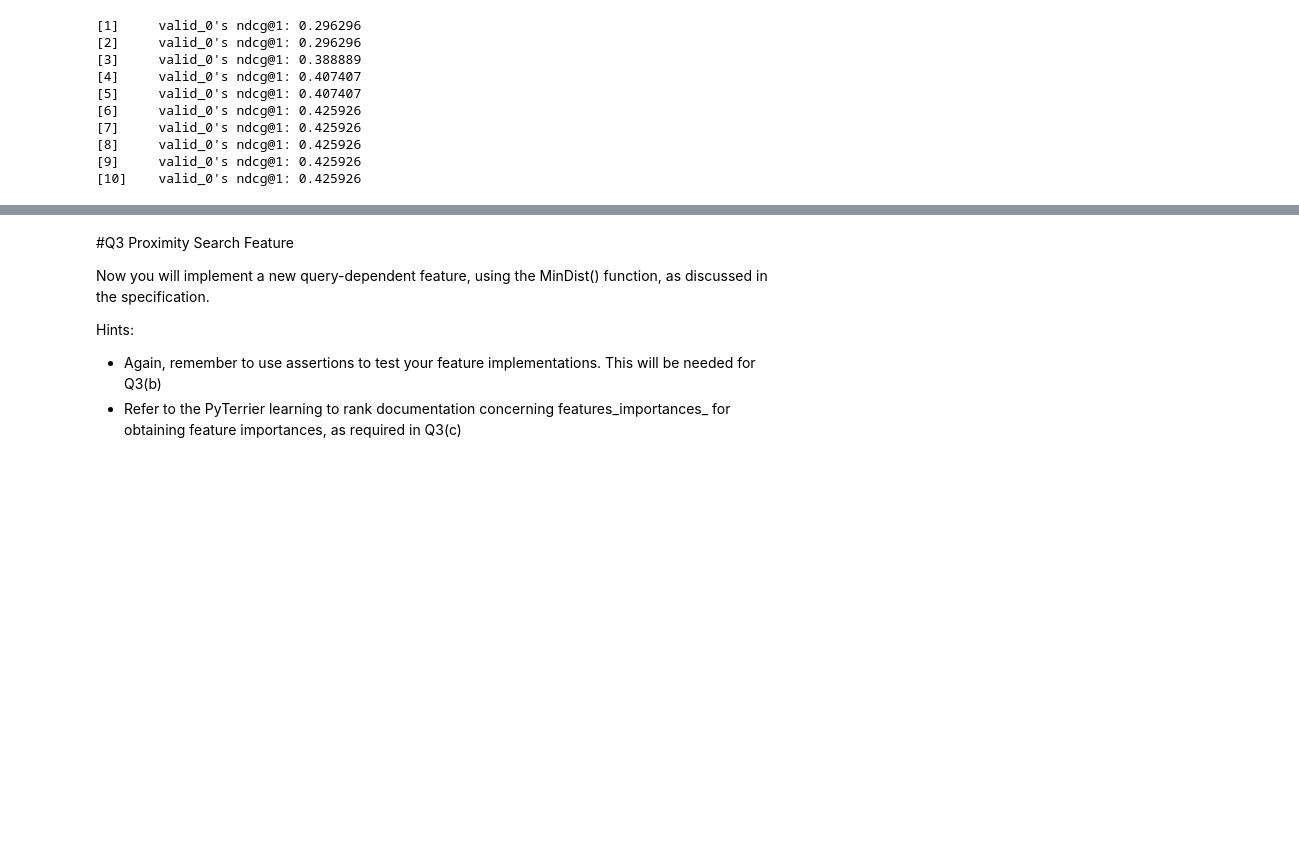
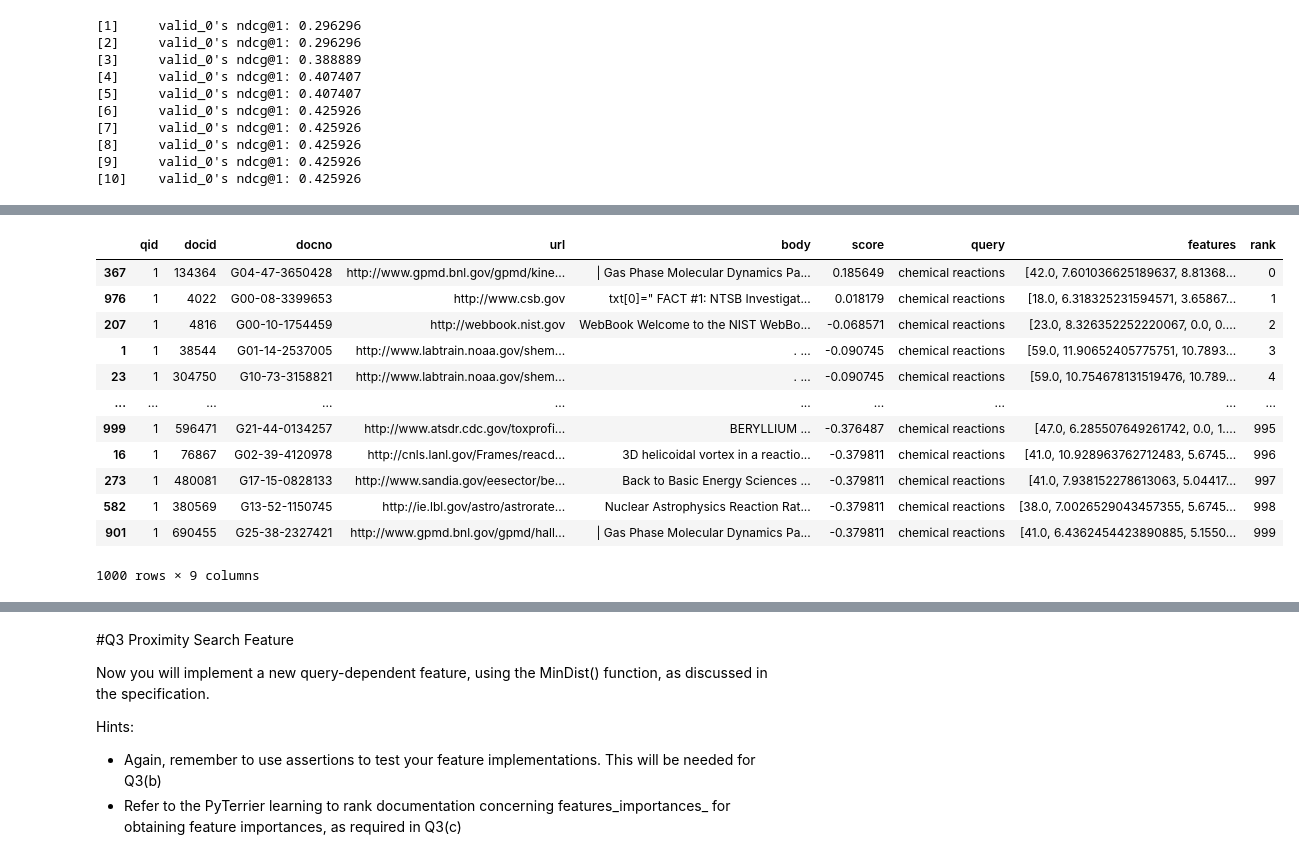
Before and after one commit to podyssea/InformationRetrieval, a Jupyter notebook: InformationRetrievalExercise2_2210049p.ipynb, the cells around one changed output, grey strips where cells are left out. Saved outputs shown, nothing was run; the diff lists cells and outputs as text; code cells hidden in the pictures; blank space fills up the shorter version.

```diff
--- a/InformationRetrievalExercise2_2210049p.ipynb
+++ b/InformationRetrievalExercise2_2210049p.ipynb
@@ -326,0 +295,16 @@ pt.Experiment([stage12, boosted_model], test_topics, test_qrels, ["map"], names=
+# %%
+boosted_model.search("chemical reactions")
+# %% [output]
+|  | qid | docid | docno | url | body | score | query | features | rank |
+| 367 | 1 | 134364 | G04-47-3650428 | http://www.gpmd.bnl.gov/gpmd/kine... | | Gas Phase Molecular Dynamics Pa... | 0.185649 | chemical reactions | [42.0, 7.601036625189637, 8.81368... | 0 |
+| 976 | 1 | 4022 | G00-08-3399653 | http://www.csb.gov | txt[0]=" FACT #1: NTSB Investigat... | 0.018179 | chemical reactions | [18.0, 6.318325231594571, 3.65867... | 1 |
+| 207 | 1 | 4816 | G00-10-1754459 | http://webbook.nist.gov | WebBook Welcome to the NIST WebBo... | -0.068571 | chemical reactions | [23.0, 8.326352252220067, 0.0, 0.... | 2 |
+| 1 | 1 | 38544 | G01-14-2537005 | http://www.labtrain.noaa.gov/shem... | . ... | -0.090745 | chemical reactions | [59.0, 11.90652405775751, 10.7893... | 3 |
+| 23 | 1 | 304750 | G10-73-3158821 | http://www.labtrain.noaa.gov/shem... | . ... | -0.090745 | chemical reactions | [59.0, 10.754678131519476, 10.789... | 4 |
+| ... | ... | ... | ... | ... | ... | ... | ... | ... | ... |
+| 999 | 1 | 596471 | G21-44-0134257 | http://www.atsdr.cdc.gov/toxprofi... | BERYLLIUM ... | -0.376487 | chemical reactions | [47.0, 6.285507649261742, 0.0, 1.... | 995 |
+| 16 | 1 | 76867 | G02-39-4120978 | http://cnls.lanl.gov/Frames/reacd... | 3D helicoidal vortex in a reactio... | -0.379811 | chemical reactions | [41.0, 10.928963762712483, 5.6745... | 996 |
+| 273 | 1 | 480081 | G17-15-0828133 | http://www.sandia.gov/eesector/be... | Back to Basic Energy Sciences ... | -0.379811 | chemical reactions | [41.0, 7.938152278613063, 5.04417... | 997 |
+| 582 | 1 | 380569 | G13-52-1150745 | http://ie.lbl.gov/astro/astrorate... | Nuclear Astrophysics Reaction Rat... | -0.379811 | chemical reactions | [38.0, 7.0026529043457355, 5.6745... | 998 |
+| 901 | 1 | 690455 | G25-38-2327421 | http://www.gpmd.bnl.gov/gpmd/hall... | | Gas Phase Molecular Dynamics Pa... | -0.379811 | chemical reactions | [41.0, 6.4362454423890885, 5.1550... | 999 |
+1000 rows × 9 columns
```
Also changed, not shown: parts of 8 cells of this notebook.
